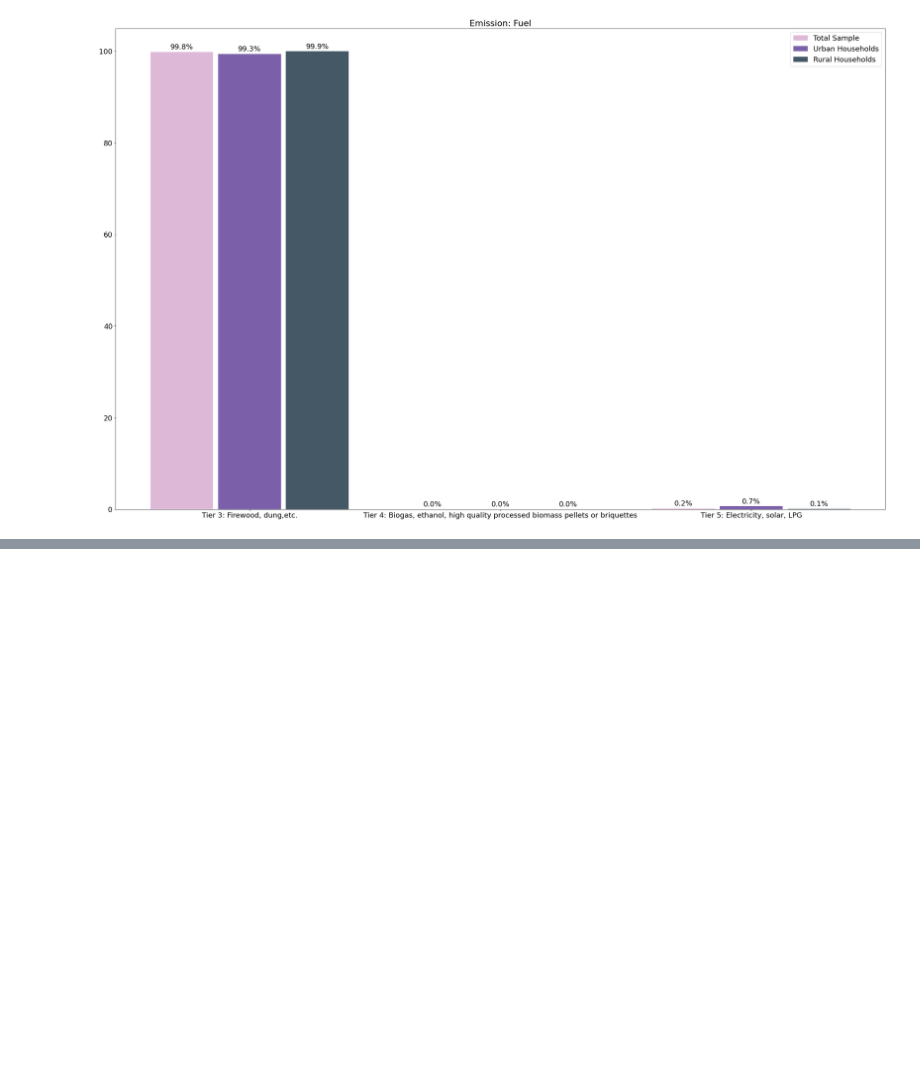
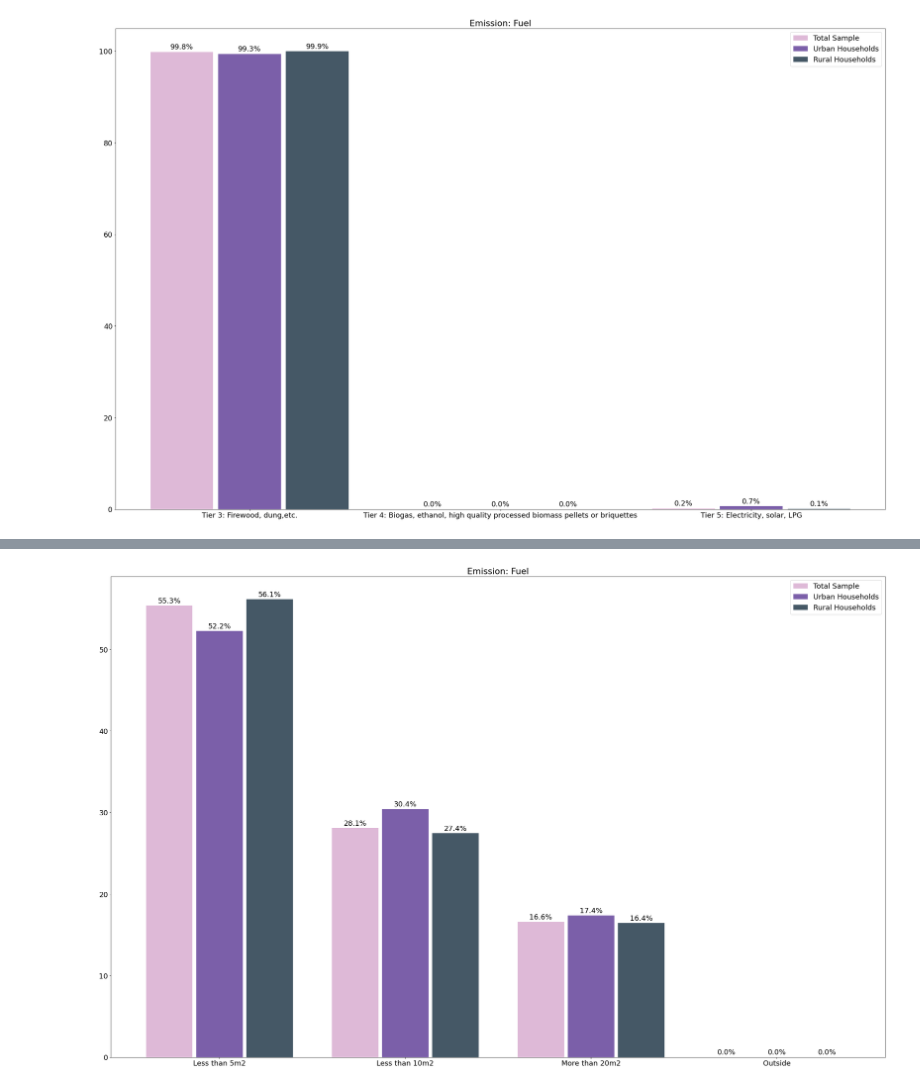
Before and after one commit to alfonsocaiazzo/esmap-mtf-data, a Jupyter notebook: mtf-book/rwanda/cooking_solutions.ipynb, the cells around one changed output, grey strips where cells are left out. Cells and saved outputs as stored; diff of their text form; code cells hidden in the pictures; blank space fills up the shorter version.

Commit message:
cooking solutions

```diff
--- a/mtf-book/rwanda/cooking_solutions.ipynb
+++ b/mtf-book/rwanda/cooking_solutions.ipynb
@@ -572,0 +577,3 @@ plot_tier_distribution(data_I18,'Fuel_Tier',values=[3,4,5],
+# %%
+data_I15 = main[['Household Identification','I15_What is the size of your main cooking space','I14_where did you normally cook with the cookstove', 'habitat']].dropna()
+data_I15
@@ -572,0 +594,26 @@ plot_tier_distribution(data_I18,'Fuel_Tier',values=[3,4,5],
+# %%
+Size = []
+size_question = 'I15_What is the size of your main cooking space'
+place_question = 'I14_where did you normally cook with the cookstove'
+for index,row in data_I15.iterrows():
+    if row[place_question] == 5:
+        Size.append(5)
+    else:
+        if row[size_question] <= 5:
+            Size.append(0)
+        elif row[size_question] > 5 and row[size_question] <= 10:
+            Size.append(1)
+        elif row[size_question] > 10:
+            Size.append(2)
+        else:
+            Size_tier.append(np.nan)
+
+
+data_I15['Size_kitchen'] = Size
+# %%
+# No information about Tier-relation here, even if I used this plot
+plot_tier_distribution(data_I15,'Size_kitchen',values=[0,1,2,5],
+                       labels= ['Less than 5m2', 'Less than 10m2', 'More than 20m2','Outside'],
+                       title='Emission: Fuel')
+# %% [output]
+[figure, added]
```
Also changed, not shown: parts of 9 cells of this notebook.
